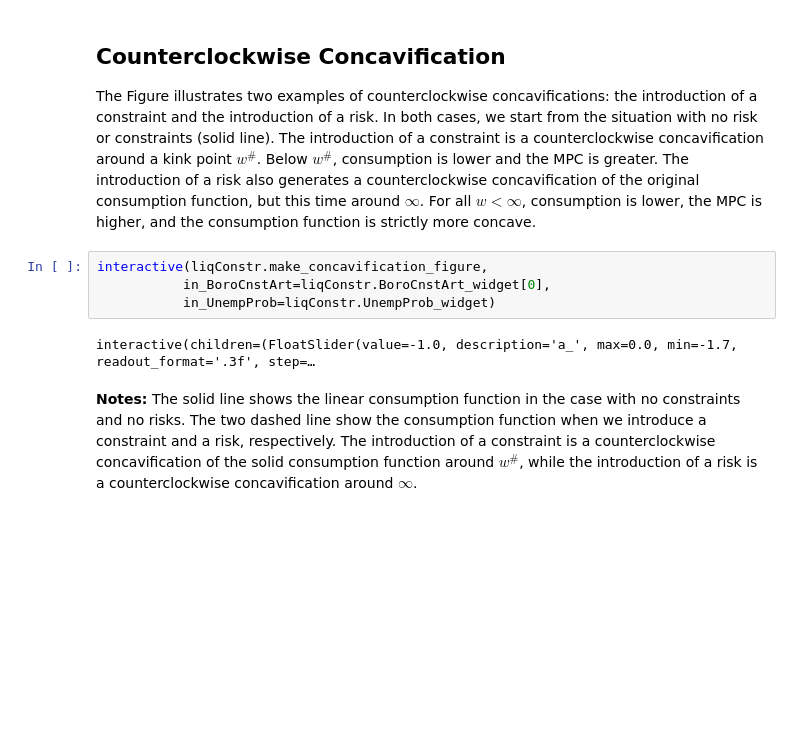
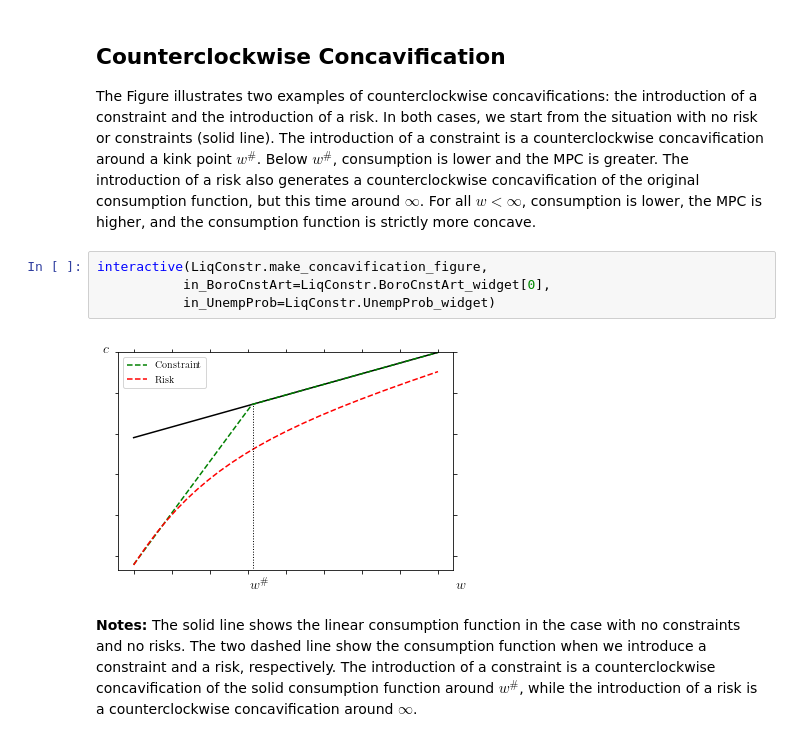
Before and after one commit to llorracc/LiqConstr, a Jupyter notebook: LiqConstr-Dashboard.ipynb, the cells around one changed output. Drawn from its saved outputs; the diff is of its cells as text; blank space fills up the shorter version.

```diff
--- a/LiqConstr-Dashboard.ipynb
+++ b/LiqConstr-Dashboard.ipynb
@@ -22,11 +22,11 @@ The introduction of a risk also generates a counterclockwise concavification of
 but this time around $\infty$. For all $w < \infty$, consumption is lower, the MPC is higher,
 and the consumption function is strictly more concave.
 # %%
-interactive(liqConstr.make_concavification_figure,
-           in_BoroCnstArt=liqConstr.BoroCnstArt_widget[0],
-           in_UnempProb=liqConstr.UnempProb_widget)
+interactive(LiqConstr.make_concavification_figure,
+           in_BoroCnstArt=LiqConstr.BoroCnstArt_widget[0],
+           in_UnempProb=LiqConstr.UnempProb_widget)
 # %% [output]
-interactive(children=(FloatSlider(value=-1.0, description='a̲', max=0.0, min=-1.7, readout_format='.3f', step=…
+[figure, added]
 # %% [markdown]
 **Notes:** The solid line shows the linear consumption function in the case with no constraints and no risks.
 The two dashed line show the consumption function when we introduce a constraint and a risk, respectively.
```
Also changed, not shown: parts of 3 cells of this notebook, 17 other files.
